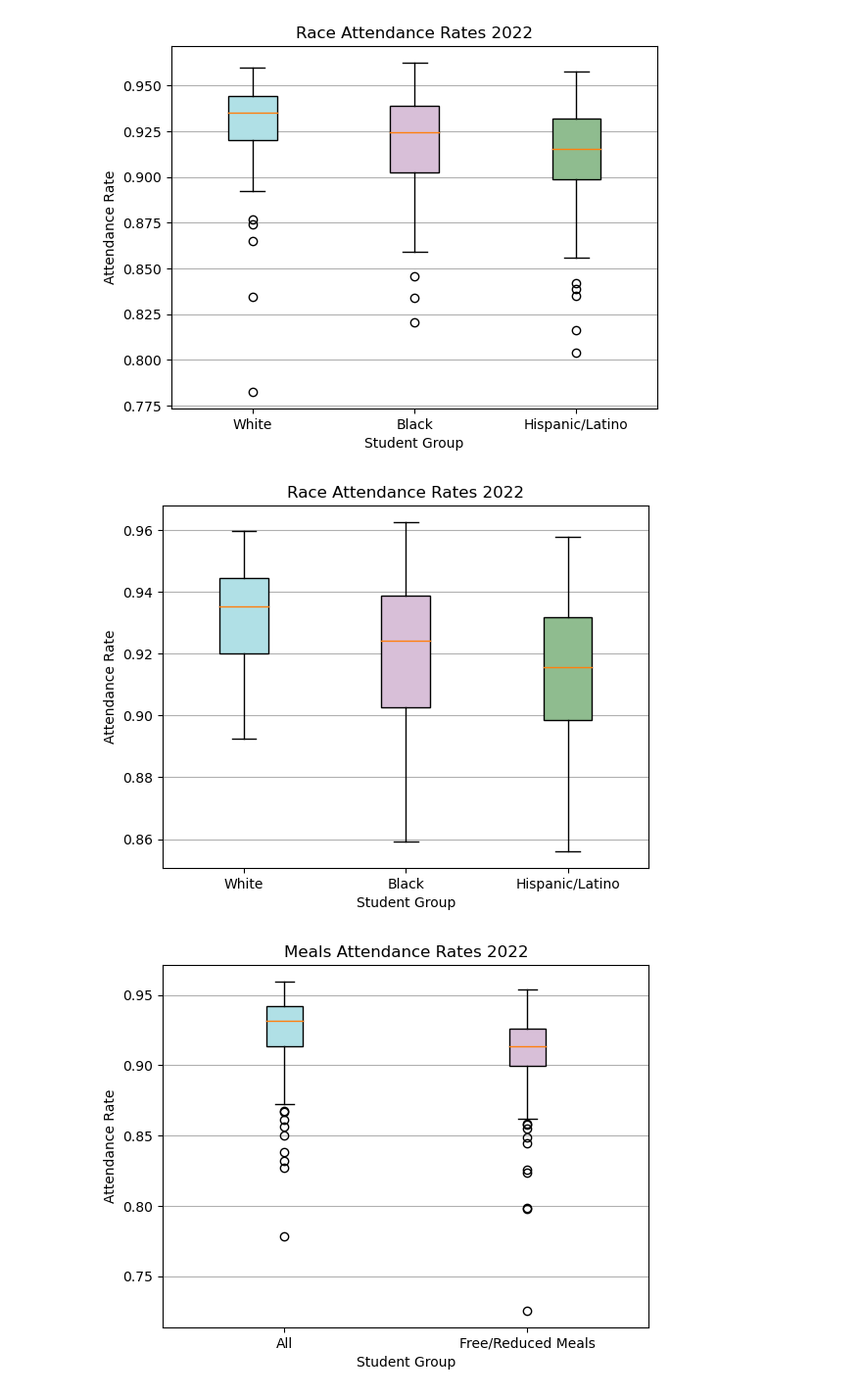
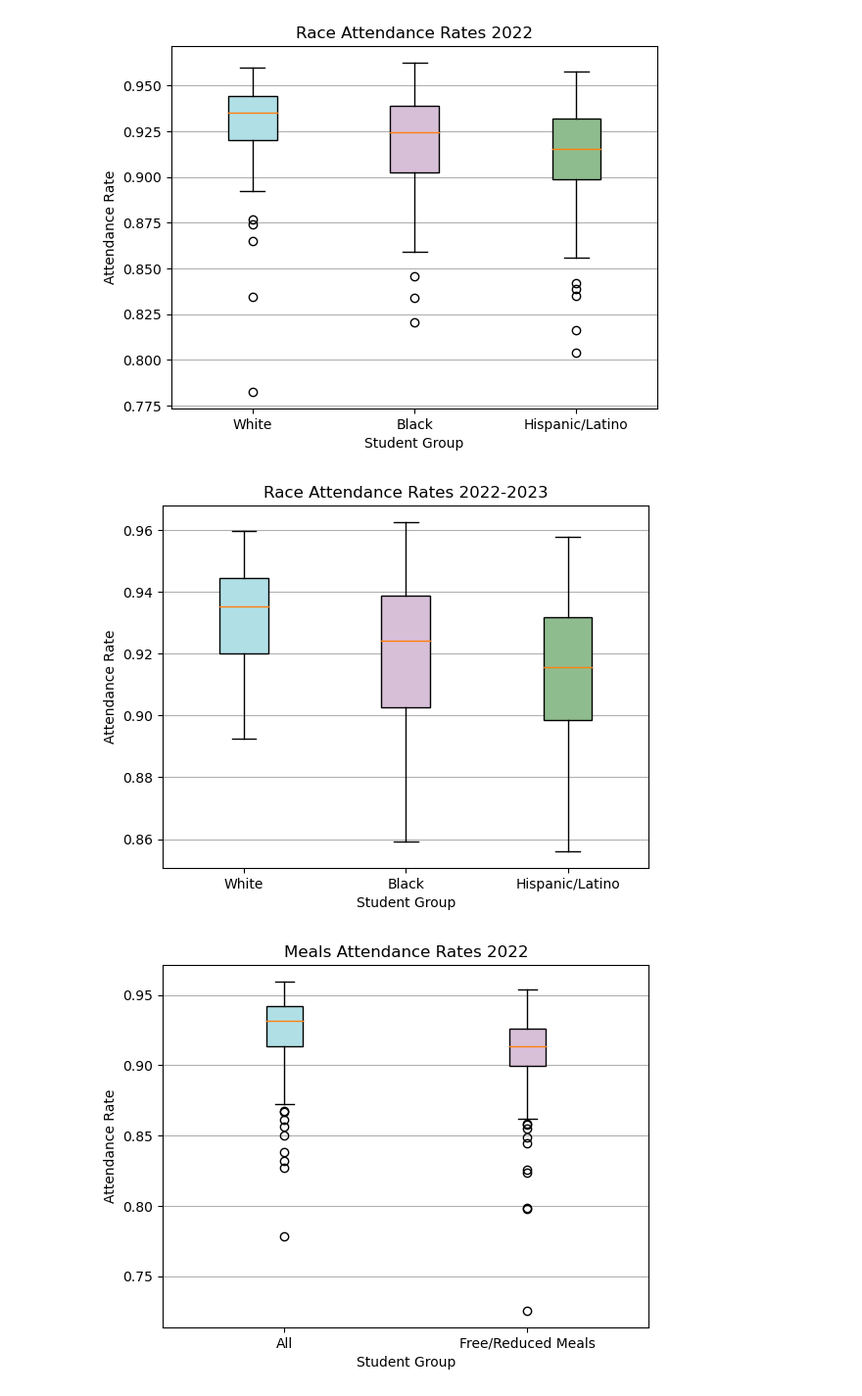
Before and after one commit to jmsavage2008/attendance-project, a Jupyter notebook: Box and Whiskers.ipynb, the cells around one changed output. Shown at 98% size. Drawn from its saved outputs; the diff is of its cells as text; code cells hidden in the pictures.

Commit message:
more plots

```diff
--- a/Box and Whiskers.ipynb
+++ b/Box and Whiskers.ipynb
@@ -964,21 +964,21 @@ plt.show()
 # %%
 labels = ["White", "Black", "Hispanic/Latino"]
 #Plot
 x_axis = [rates_2022_white, rates_2022_black, rates_2022_his]
 fig, ax1 = plt.subplots()
 ax1.set_ylabel("Attendance Rate")
 ax1.set_xlabel("Student Group")
 bp_white = ax1.boxplot(x_axis, patch_artist = True, labels = labels, showfliers=False)
 
 colors = ["powderblue", "thistle", "darkseagreen"]
 for patch, color in zip(bp_white['boxes'], colors):
     patch.set_facecolor(color)
-ax1.set_title("Race Attendance Rates 2022")
+ax1.set_title("Race Attendance Rates 2022-2023")
 ax1.yaxis.grid(True)
 plt.savefig("Images/RacesNoOutBoxPlot.png")
 plt.show()
 # %% [output]
-[figure, old version]
+[figure, new version]
 # %%
 #Plot comparing f&r and all
 labels = ["All", "Free/Reduced Meals"]
```
Also changed, not shown: 19 other files.
